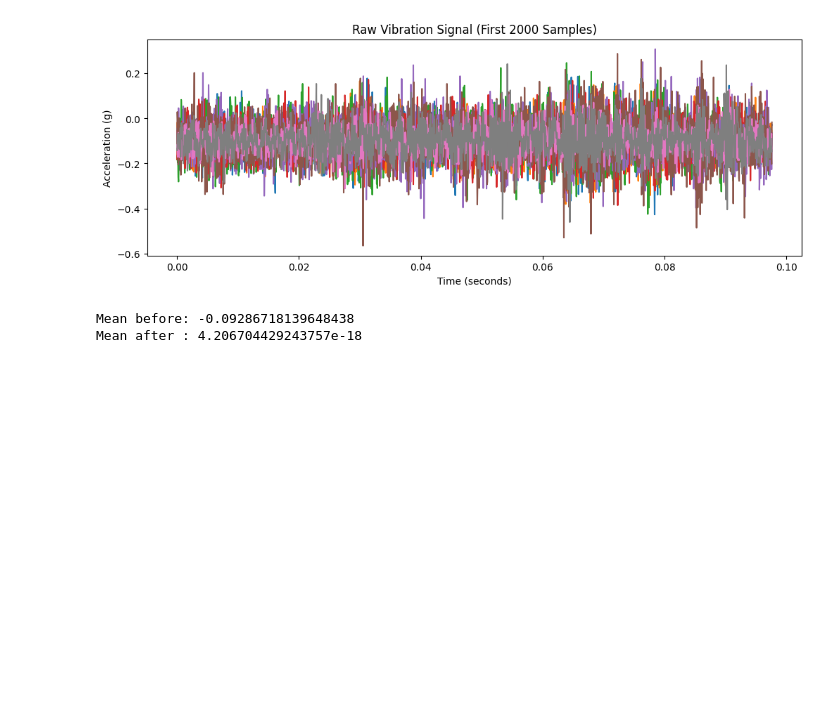
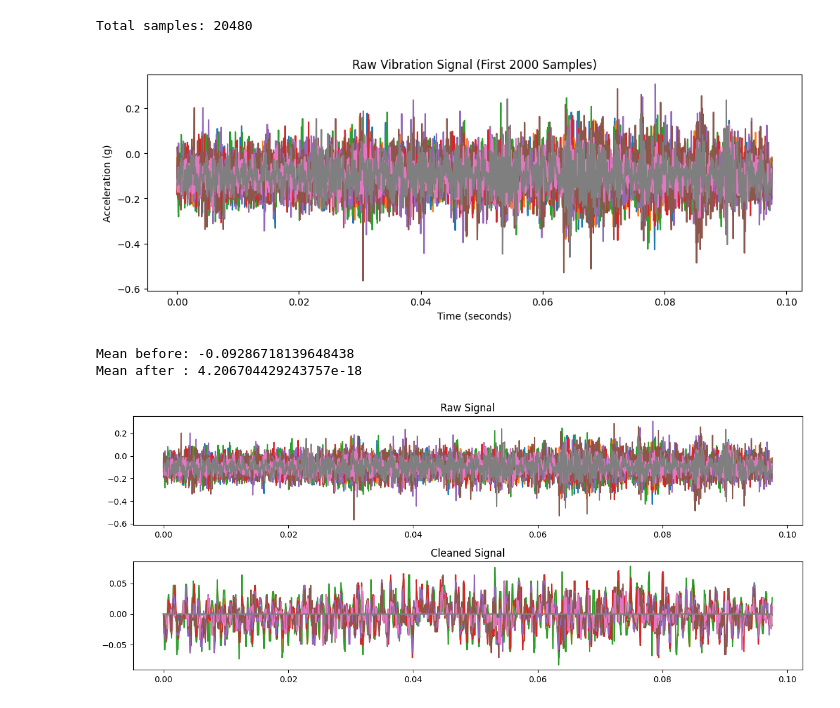
Before and after one commit to sahil07-rg/Vibrational-analysis, a Jupyter notebook: Vibrational_analysis.ipynb, the cells around one changed output. Saved outputs shown, nothing was run; the diff lists cells and outputs as text; code cells hidden in the pictures; blank space fills up the shorter version.

```diff
--- a/Vibrational_analysis.ipynb
+++ b/Vibrational_analysis.ipynb
@@ -7,8 +7,10 @@ from scipy.signal import medfilt
 # Load raw vibration data
 data = np.loadtxt("2003.10.22.12.06.24")
 
-Fs = 20480 # Sampling rate (Hz)
+Fs = 20480  # Sampling rate (Hz)
 t = np.arange(len(data)) / Fs
+
+print("Total samples:", len(data))
 plt.figure(figsize=(12,4))
 plt.plot(t[:2000], data[:2000])
 plt.xlabel("Time (seconds)")
@@ -16,6 +18,7 @@ plt.ylabel("Acceleration (g)")
 plt.title("Raw Vibration Signal (First 2000 Samples)")
 plt.show()
 # %% [output]
+Total samples: 20480
 [figure]
 # %%
 data_dc = data - np.mean(data)
@@ -25,3 +27,30 @@ print("Mean after :", np.mean(data_dc))
 # %% [output]
 Mean before: -0.09286718139648438
 Mean after : 4.206704429243757e-18
+# %%
+mean = np.mean(data_dc)
+std = np.std(data_dc)
+
+z_scores = (data_dc - mean) / std
+outliers = np.abs(z_scores) > 5
+cleaned_data = np.copy(data_dc)
+cleaned_data[outliers] = mean
+from scipy.signal import medfilt
+
+filtered = medfilt(cleaned_data, kernel_size=5)
+# %%
+plt.figure(figsize=(12,5))
+
+plt.subplot(3,1,1)
+plt.plot(t[:2000], data[:2000])
+plt.title("Raw Signal")
+
+plt.subplot(3,1,2)
+plt.plot(t[:2000], filtered[:2000])
+plt.title("Cleaned Signal")
+
+
+plt.tight_layout()
+plt.show()
+# %% [output]
+[figure, added]
```
Also changed, not shown: parts of 1 cell of this notebook.
